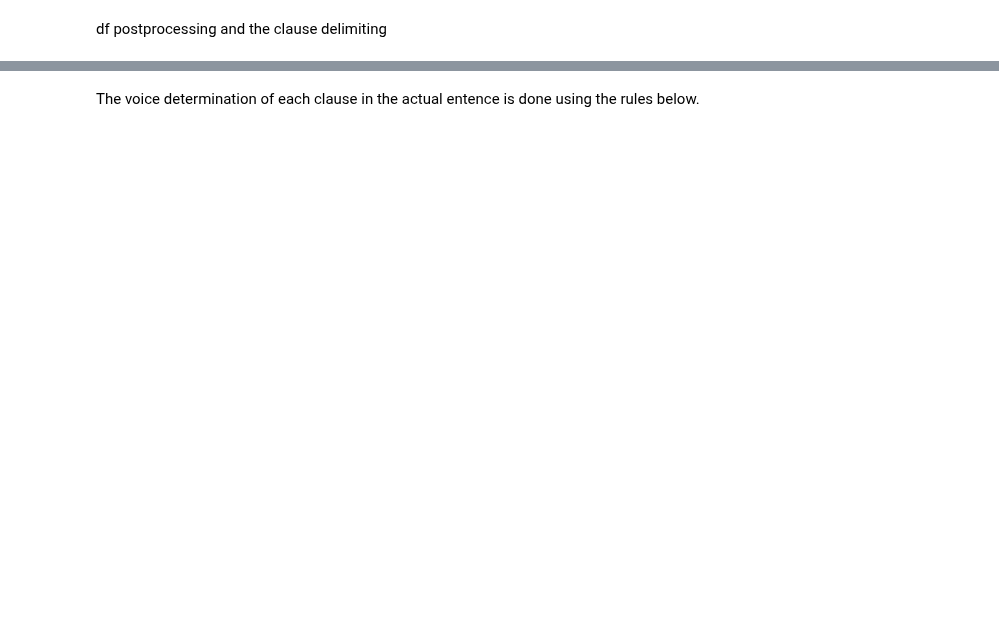
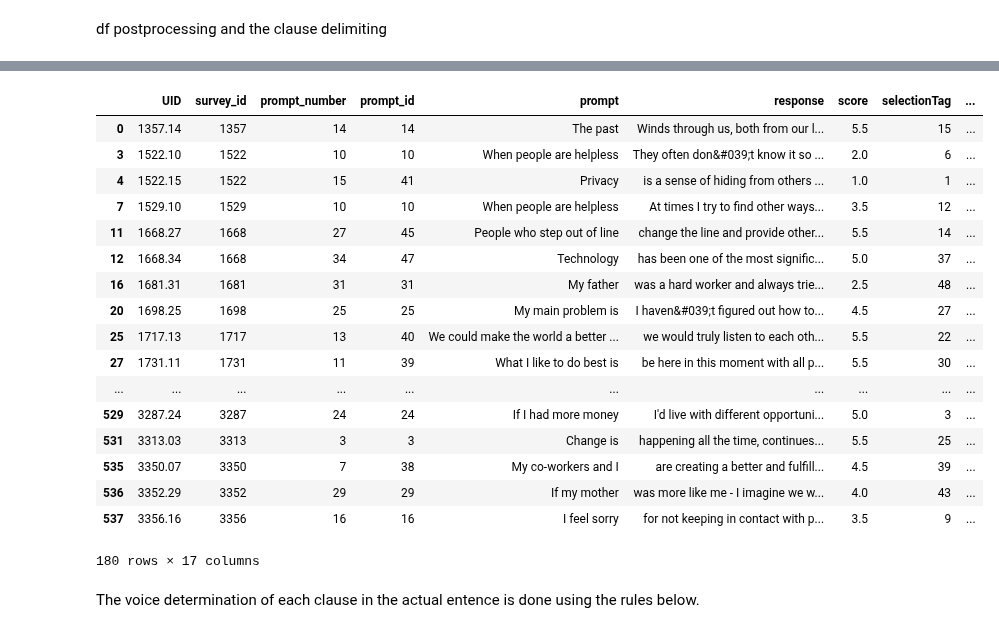
Before and after one commit to perspegrity5/SL_NLP_PassiveActive1, a Jupyter notebook: spacy_classifiers.ipynb, the cells around one changed output, grey strips where cells are left out. Saved outputs shown, nothing was run; the diff lists cells and outputs as text; code cells hidden in the pictures; blank space fills up the shorter version.

```diff
--- a/spacy_classifiers.ipynb
+++ b/spacy_classifiers.ipynb
@@ -231,3 +253,25 @@ df.sample(frac = 1).head(20)
+# %%
+#We will solve the inconsistency in voice length  using valid_indices
+df[df["clauses_text_final"].apply(len) != df["clauses_doc_final"].apply(len)]
+# %% [output]
+|  | UID | survey_id | prompt_number | prompt_id | prompt | response | score | selectionTag | ... |
+| 0 | 1357.14 | 1357 | 14 | 14 | The past | Winds through us, both from our l... | 5.5 | 15 | ... |
+| 3 | 1522.10 | 1522 | 10 | 10 | When people are helpless | They often don&#039;t know it so ... | 2.0 | 6 | ... |
+| 4 | 1522.15 | 1522 | 15 | 41 | Privacy | is a sense of hiding from others ... | 1.0 | 1 | ... |
+| 7 | 1529.10 | 1529 | 10 | 10 | When people are helpless | At times I try to find other ways... | 3.5 | 12 | ... |
+| 11 | 1668.27 | 1668 | 27 | 45 | People who step out of line | change the line and provide other... | 5.5 | 14 | ... |
+| 12 | 1668.34 | 1668 | 34 | 47 | Technology | has been one of the most signific... | 5.0 | 37 | ... |
+| 16 | 1681.31 | 1681 | 31 | 31 | My father | was a hard worker and always trie... | 2.5 | 48 | ... |
+| 20 | 1698.25 | 1698 | 25 | 25 | My main problem is | I haven&#039;t figured out how to... | 4.5 | 27 | ... |
+| 25 | 1717.13 | 1717 | 13 | 40 | We could make the world a better ... | we would truly listen to each oth... | 5.5 | 22 | ... |
+| 27 | 1731.11 | 1731 | 11 | 39 | What I like to do best is | be here in this moment with all p... | 5.5 | 30 | ... |
+| ... | ... | ... | ... | ... | ... | ... | ... | ... | ... |
+| 529 | 3287.24 | 3287 | 24 | 24 | If I had more money | I'd live with different opportuni... | 5.0 | 3 | ... |
+| 531 | 3313.03 | 3313 | 3 | 3 | Change is | happening all the time, continues... | 5.5 | 25 | ... |
+| 535 | 3350.07 | 3350 | 7 | 38 | My co-workers and I | are creating a better and fulfill... | 4.5 | 39 | ... |
+| 536 | 3352.29 | 3352 | 29 | 29 | If my mother | was more like me - I imagine we w... | 4.0 | 43 | ... |
+| 537 | 3356.16 | 3356 | 16 | 16 | I feel sorry | for not keeping in contact with p... | 3.5 | 9 | ... |
+180 rows × 17 columns
 # %% [markdown]
 The voice determination of each clause in the actual entence is done using the rules below.
 # %%
```
Also changed, not shown: parts of 12 cells of this notebook, 9 other files.
